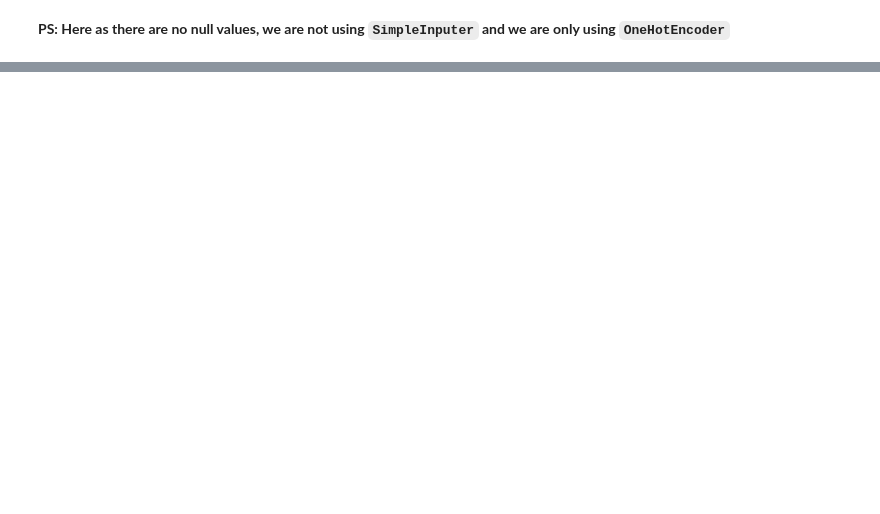
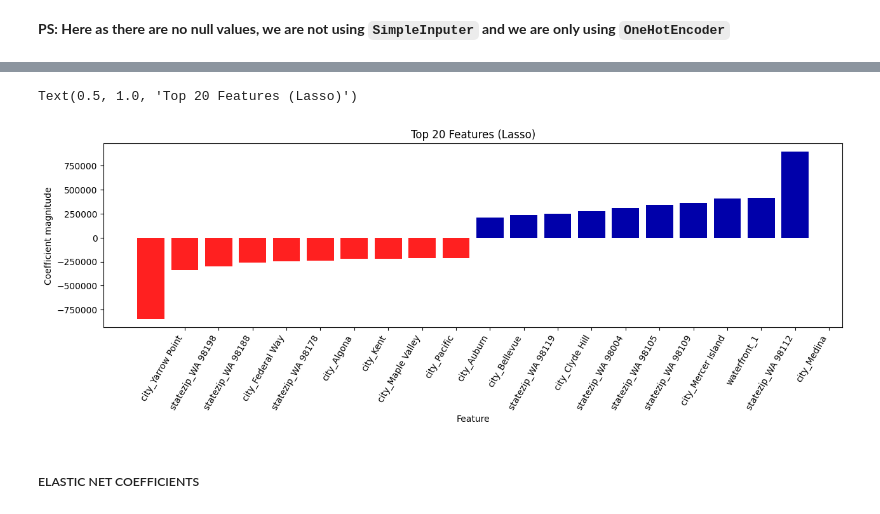
Before and after one commit to harshalk612/ML-Assigment, a Jupyter notebook: Advanced HW/hw2/hw2.ipynb, the cells around one changed output, grey strips where cells are left out. Cells and saved outputs as stored; diff of their text form; code cells hidden in the pictures; blank space fills up the shorter version.

```diff
--- a/Advanced HW/hw2/hw2.ipynb
+++ b/Advanced HW/hw2/hw2.ipynb
@@ -1322,0 +1531,2 @@ array(['statezip_WA 98004', 'statezip_WA 98023', 'statezip_WA 98040',
+# %%
+lasso_gscv.fit(X_train, y_train)
@@ -1322,0 +1776,3 @@ array(['statezip_WA 98004', 'statezip_WA 98023', 'statezip_WA 98040',
+# %%
+best_lasso = lasso_gscv.best_estimator_
+best_lasso
@@ -1322,0 +1798,3 @@ array(['statezip_WA 98004', 'statezip_WA 98023', 'statezip_WA 98040',
+# %%
+coeffs_lasso = best_lasso.named_steps['lasso'].coef_
+coeffs_lasso
@@ -1322,0 +1819,9 @@ array(['statezip_WA 98004', 'statezip_WA 98023', 'statezip_WA 98040',
+# %%
+# Visualizing the Top 20 Features and Coeffs of Lasso
+mglearn.tools.visualize_coefficients(coeffs_lasso, features, n_top_features=10)
+plt.title('Top 20 Features (Lasso)')
+# %% [output]
+Text(0.5, 1.0, 'Top 20 Features (Lasso)')
+[figure, added]
+# %% [markdown]
+##### ELASTIC NET COEFFICIENTS
```
Also changed, not shown: parts of 82 cells of this notebook.
